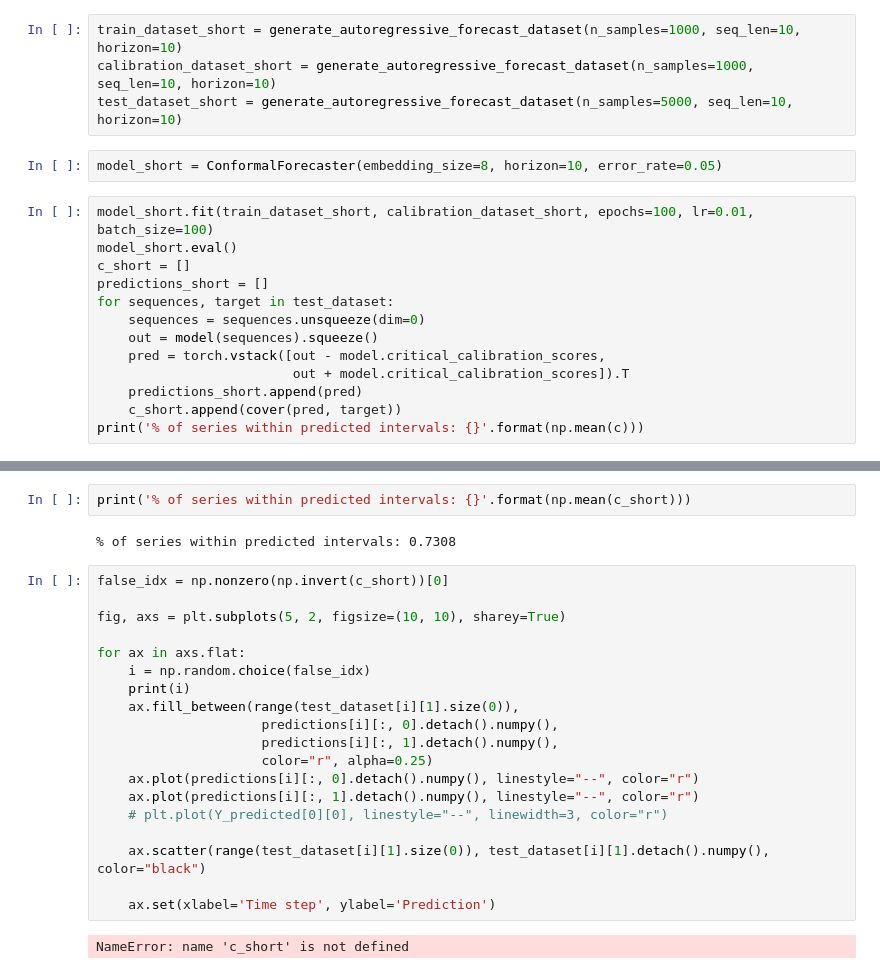
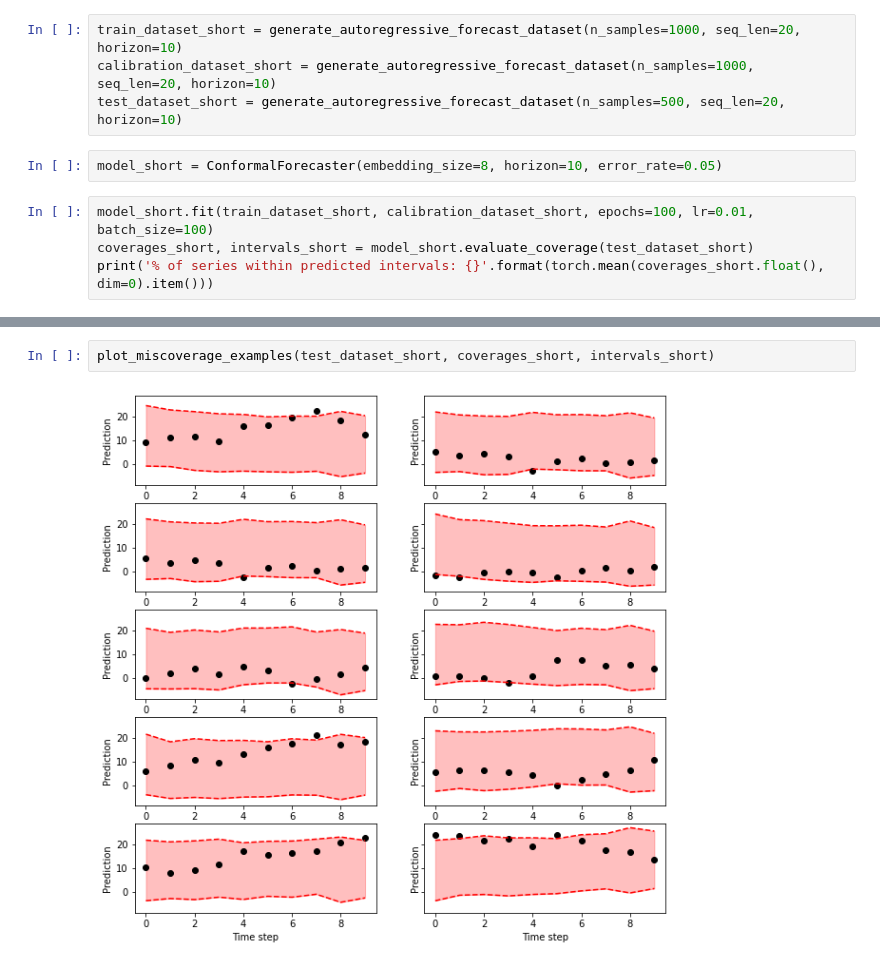
Before and after one commit to kamilest/conformal-rnn, a Jupyter notebook: conformal.ipynb, the cells around one changed output, grey strips where cells are left out. Cells and saved outputs as stored; diff of their text form.

```diff
--- a/conformal.ipynb
+++ b/conformal.ipynb
@@ -64,22 +56,13 @@ for ax in axs.flat:
 
 Set `seq_len=10` and predict for horizon of 10 time steps.
 # %%
-train_dataset_short = generate_autoregressive_forecast_dataset(n_samples=1000, seq_len=10, horizon=10)
-calibration_dataset_short = generate_autoregressive_forecast_dataset(n_samples=1000, seq_len=10, horizon=10)
-test_dataset_short = generate_autoregressive_forecast_dataset(n_samples=5000, seq_len=10, horizon=10)
+train_dataset_short = generate_autoregressive_forecast_dataset(n_samples=1000, seq_len=20, horizon=10)
+calibration_dataset_short = generate_autoregressive_forecast_dataset(n_samples=1000, seq_len=20, horizon=10)
+test_dataset_short = generate_autoregressive_forecast_dataset(n_samples=500, seq_len=20, horizon=10)
 # %%
 model_short = ConformalForecaster(embedding_size=8, horizon=10, error_rate=0.05)
 # %%
 model_short.fit(train_dataset_short, calibration_dataset_short, epochs=100, lr=0.01, batch_size=100)
-model_short.eval()
-c_short = []
-predictions_short = []
-for sequences, target in test_dataset:
-    sequences = sequences.unsqueeze(dim=0)
-    out = model(sequences).squeeze()
-    pred = torch.vstack([out - model.critical_calibration_scores,
-                         out + model.critical_calibration_scores]).T
-    predictions_short.append(pred)
-    c_short.append(cover(pred, target))
-print('% of series within predicted intervals: {}'.format(np.mean(c)))
+coverages_short, intervals_short = model_short.evaluate_coverage(test_dataset_short)
+print('% of series within predicted intervals: {}'.format(torch.mean(coverages_short.float(), dim=0).item()))
 # %% [output]
@@ -87,25 +72,4 @@ NameError: name 'model_short' is not defined
-# %%
-print('% of series within predicted intervals: {}'.format(np.mean(c_short)))
-# %% [output]
-% of series within predicted intervals: 0.7308
-# %%
-false_idx = np.nonzero(np.invert(c_short))[0]
-
-fig, axs = plt.subplots(5, 2, figsize=(10, 10), sharey=True)
-
-for ax in axs.flat:
-    i = np.random.choice(false_idx)
-    print(i)
-    ax.fill_between(range(test_dataset[i][1].size(0)),
-                     predictions[i][:, 0].detach().numpy(),
-                     predictions[i][:, 1].detach().numpy(),
-                     color="r", alpha=0.25)
-    ax.plot(predictions[i][:, 0].detach().numpy(), linestyle="--", color="r")
-    ax.plot(predictions[i][:, 1].detach().numpy(), linestyle="--", color="r")
-    # plt.plot(Y_predicted[0][0], linestyle="--", linewidth=3, color="r")
-
-    ax.scatter(range(test_dataset[i][1].size(0)), test_dataset[i][1].detach().numpy(), color="black")
-
-    ax.set(xlabel='Time step', ylabel='Prediction')
-# %% [output]
-NameError: name 'c_short' is not defined
+# %%
+plot_miscoverage_examples(test_dataset_short, coverages_short, intervals_short)
+# %% [output]
+[figure, added]
```
Also changed, not shown: parts of 10 cells of this notebook.
